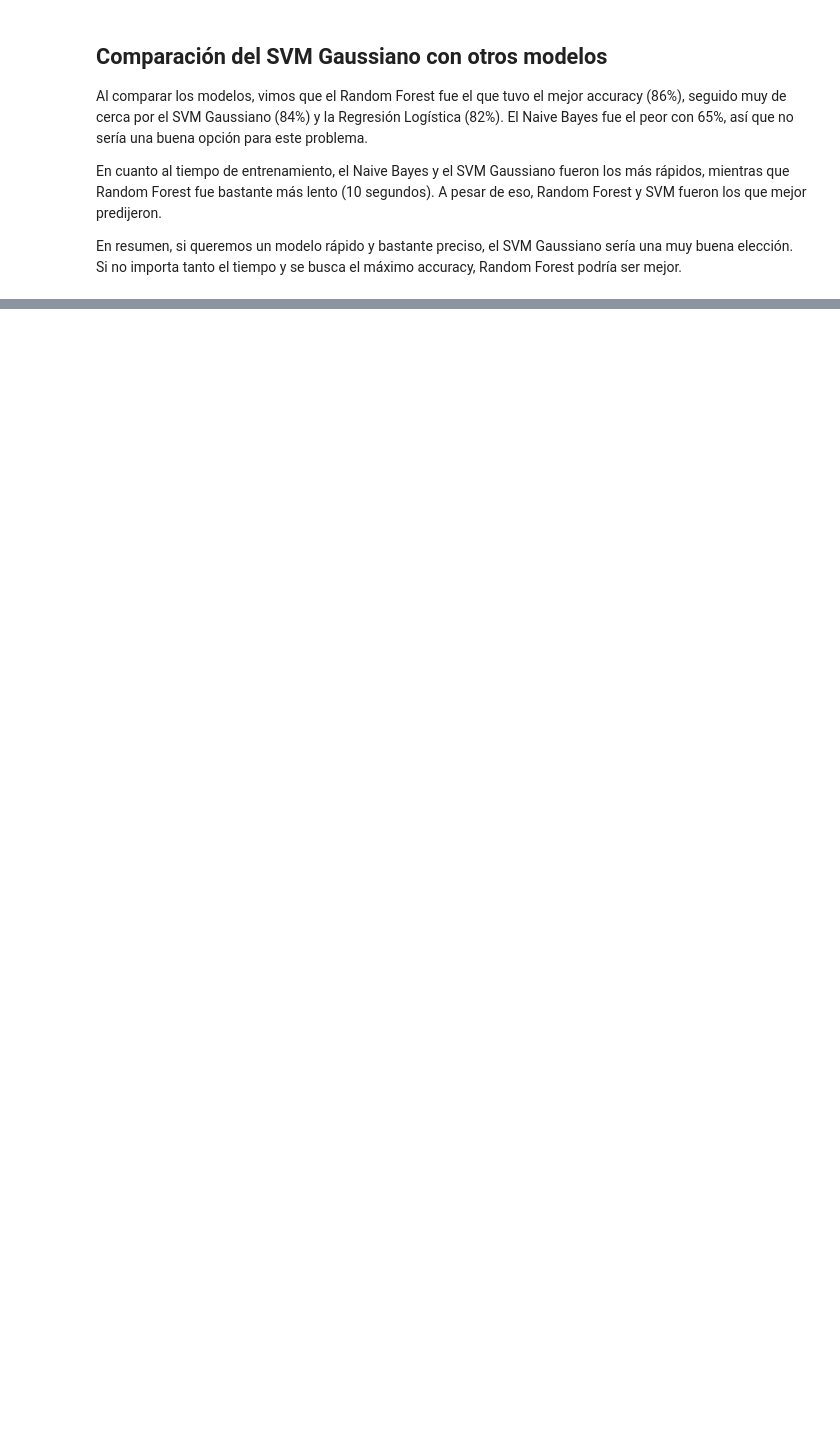
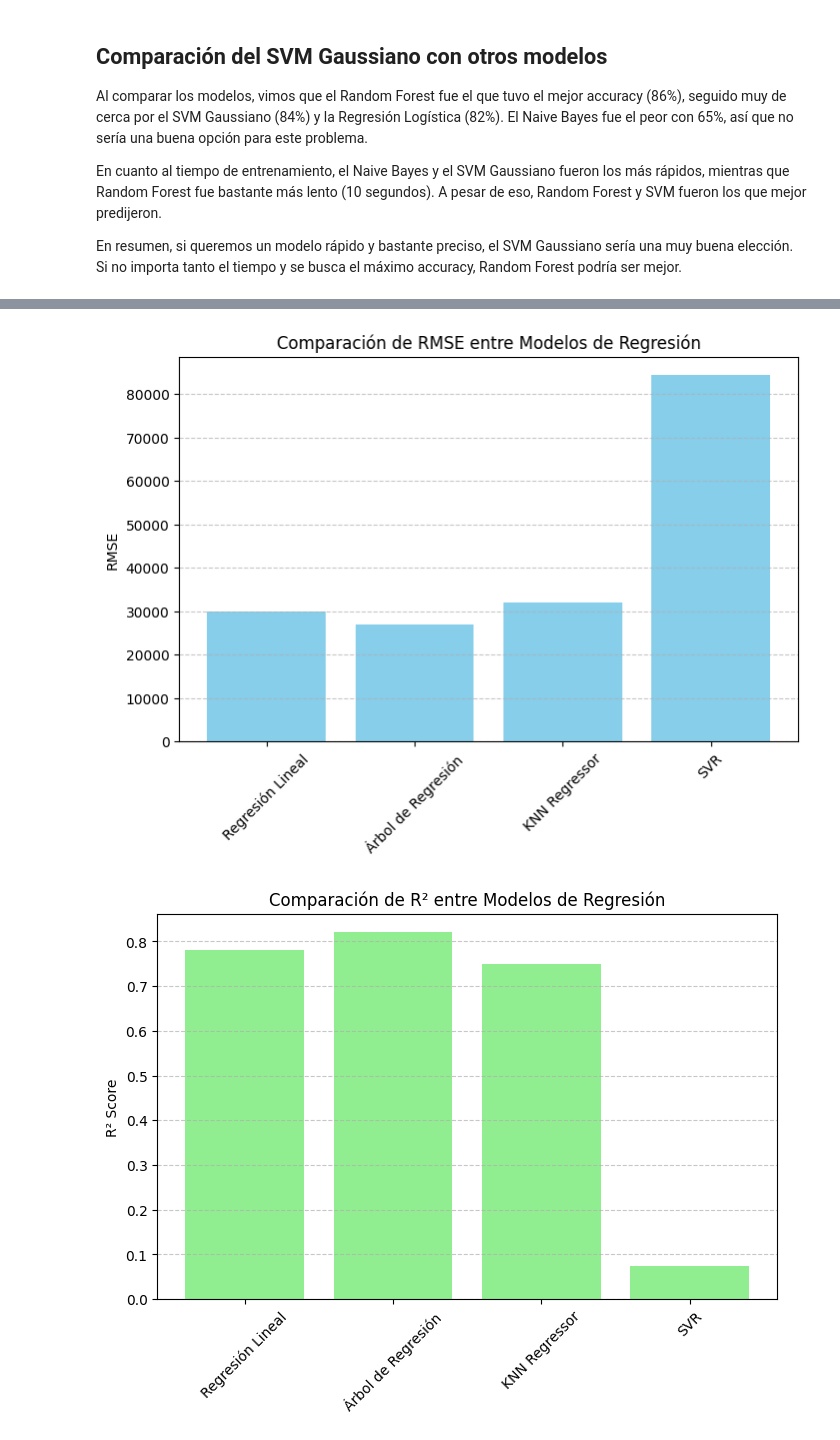
Before and after one commit to DiegoGarV/HDT8-DM, a Jupyter notebook: SVM.ipynb, the cells around one changed output, grey strips where cells are left out. Drawn from its saved outputs; the diff is of its cells as text; code cells hidden in the pictures; blank space fills up the shorter version.

```diff
--- a/SVM.ipynb
+++ b/SVM.ipynb
@@ -547,0 +621,23 @@ En resumen, si queremos un modelo rápido y bastante preciso, el SVM Gaussiano s
+# %%
+modelos_regresion = ["Regresión Lineal", "Árbol de Regresión", "KNN Regressor", "SVR"]
+rmse_modelos = {
+    "Regresión Lineal": 30000,
+    "Árbol de Regresión": 27000,
+    "KNN Regressor": 32000,
+    "SVR": 84283
+}
+
+r2_modelos = {
+    "Regresión Lineal": 0.78,
+    "Árbol de Regresión": 0.82,
+    "KNN Regressor": 0.75,
+    "SVR": 0.0739
+}
+
+
+df_regresion = pd.DataFrame({
+    "RMSE": rmse_modelos,
+    "R² Score": r2_modelos
+})
+
+display(df_regresion)
@@ -547,0 +650,22 @@ En resumen, si queremos un modelo rápido y bastante preciso, el SVM Gaussiano s
+# %%
+
+# RMSE
+plt.figure(figsize=(8,5))
+plt.bar(rmse_modelos.keys(), rmse_modelos.values(), color='skyblue')
+plt.ylabel("RMSE")
+plt.title("Comparación de RMSE entre Modelos de Regresión")
+plt.xticks(rotation=45)
+plt.grid(axis="y", linestyle="--", alpha=0.7)
+plt.show()
+
+# R2 Score
+plt.figure(figsize=(8,5))
+plt.bar(r2_modelos.keys(), r2_modelos.values(), color='lightgreen')
+plt.ylabel("R² Score")
+plt.title("Comparación de R² entre Modelos de Regresión")
+plt.xticks(rotation=45)
+plt.grid(axis="y", linestyle="--", alpha=0.7)
+plt.show()
+# %% [output]
+[figure, added]
+[figure, added]
```
Also changed, not shown: parts of 8 cells of this notebook.
